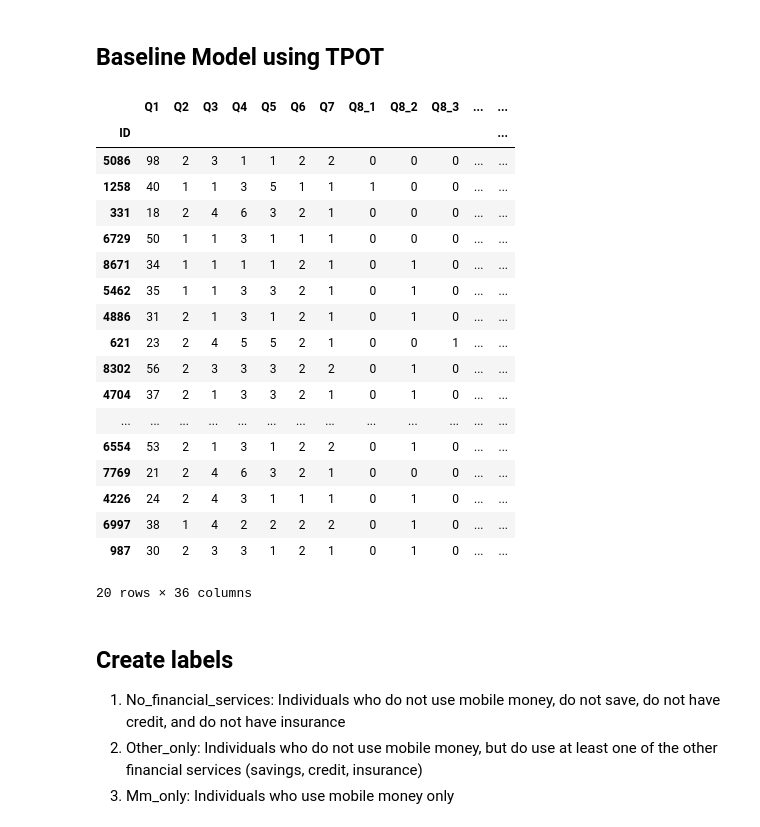
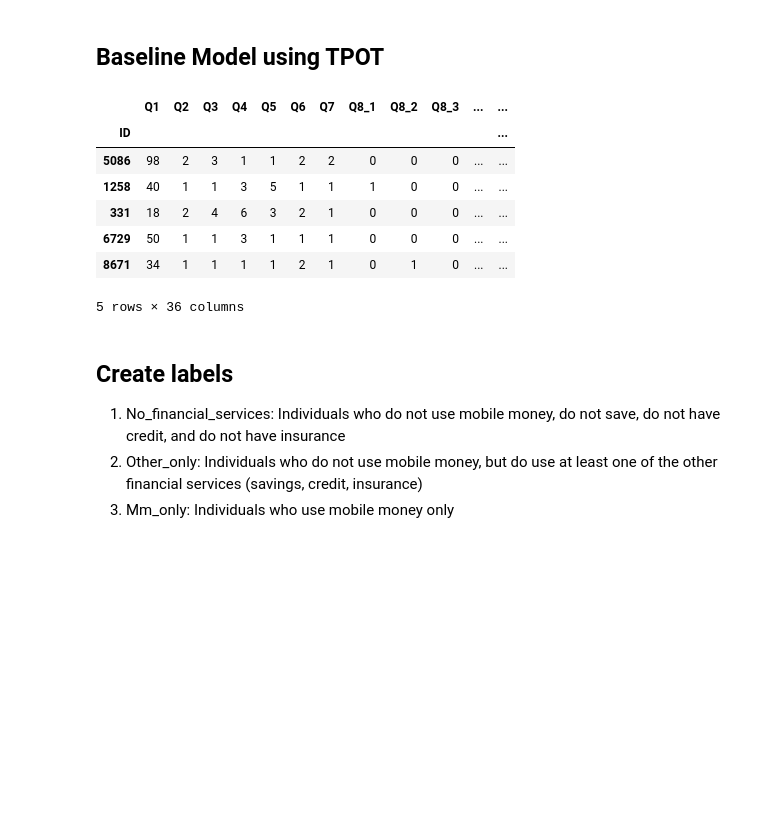
Before and after one commit to Rendiere/zindi-mobile-money, a Jupyter notebook: notebooks/modelling/tpot_model_selection.ipynb, the cells around one changed output. Saved outputs shown, nothing was run; the diff lists cells and outputs as text; code cells hidden in the pictures; blank space fills up the shorter version.

```diff
--- a/notebooks/modelling/Baseline Model.ipynb
+++ b/notebooks/modelling/tpot_model_selection.ipynb
@@ -5,27 +5,16 @@ import os
 import pandas as pd
 # %%
 df = pd.read_csv('../../data/raw/training.csv', index_col=0)
-df.head(20)
+df.head()
 # %% [output]
 |  | Q1 | Q2 | Q3 | Q4 | Q5 | Q6 | Q7 | Q8_1 | Q8_2 | Q8_3 | ... | ... |
 | ID |  |  |  |  |  |  |  |  |  |  |  | ... |
 | 5086 | 98 | 2 | 3 | 1 | 1 | 2 | 2 | 0 | 0 | 0 | ... | ... |
 | 1258 | 40 | 1 | 1 | 3 | 5 | 1 | 1 | 1 | 0 | 0 | ... | ... |
 | 331 | 18 | 2 | 4 | 6 | 3 | 2 | 1 | 0 | 0 | 0 | ... | ... |
 | 6729 | 50 | 1 | 1 | 3 | 1 | 1 | 1 | 0 | 0 | 0 | ... | ... |
 | 8671 | 34 | 1 | 1 | 1 | 1 | 2 | 1 | 0 | 1 | 0 | ... | ... |
-| 5462 | 35 | 1 | 1 | 3 | 3 | 2 | 1 | 0 | 1 | 0 | ... | ... |
-| 4886 | 31 | 2 | 1 | 3 | 1 | 2 | 1 | 0 | 1 | 0 | ... | ... |
-| 621 | 23 | 2 | 4 | 5 | 5 | 2 | 1 | 0 | 0 | 1 | ... | ... |
-| 8302 | 56 | 2 | 3 | 3 | 3 | 2 | 2 | 0 | 1 | 0 | ... | ... |
-| 4704 | 37 | 2 | 1 | 3 | 3 | 2 | 1 | 0 | 1 | 0 | ... | ... |
-| ... | ... | ... | ... | ... | ... | ... | ... | ... | ... | ... | ... | ... |
-| 6554 | 53 | 2 | 1 | 3 | 1 | 2 | 2 | 0 | 1 | 0 | ... | ... |
-| 7769 | 21 | 2 | 4 | 6 | 3 | 2 | 1 | 0 | 0 | 0 | ... | ... |
-| 4226 | 24 | 2 | 4 | 3 | 1 | 1 | 1 | 0 | 1 | 0 | ... | ... |
-| 6997 | 38 | 1 | 4 | 2 | 2 | 2 | 2 | 0 | 1 | 0 | ... | ... |
-| 987 | 30 | 2 | 3 | 3 | 1 | 2 | 1 | 0 | 1 | 0 | ... | ... |
-20 rows × 36 columns
+5 rows × 36 columns
 # %% [markdown]
 ## Create labels
 
```
Also changed, not shown: 13 other files.
